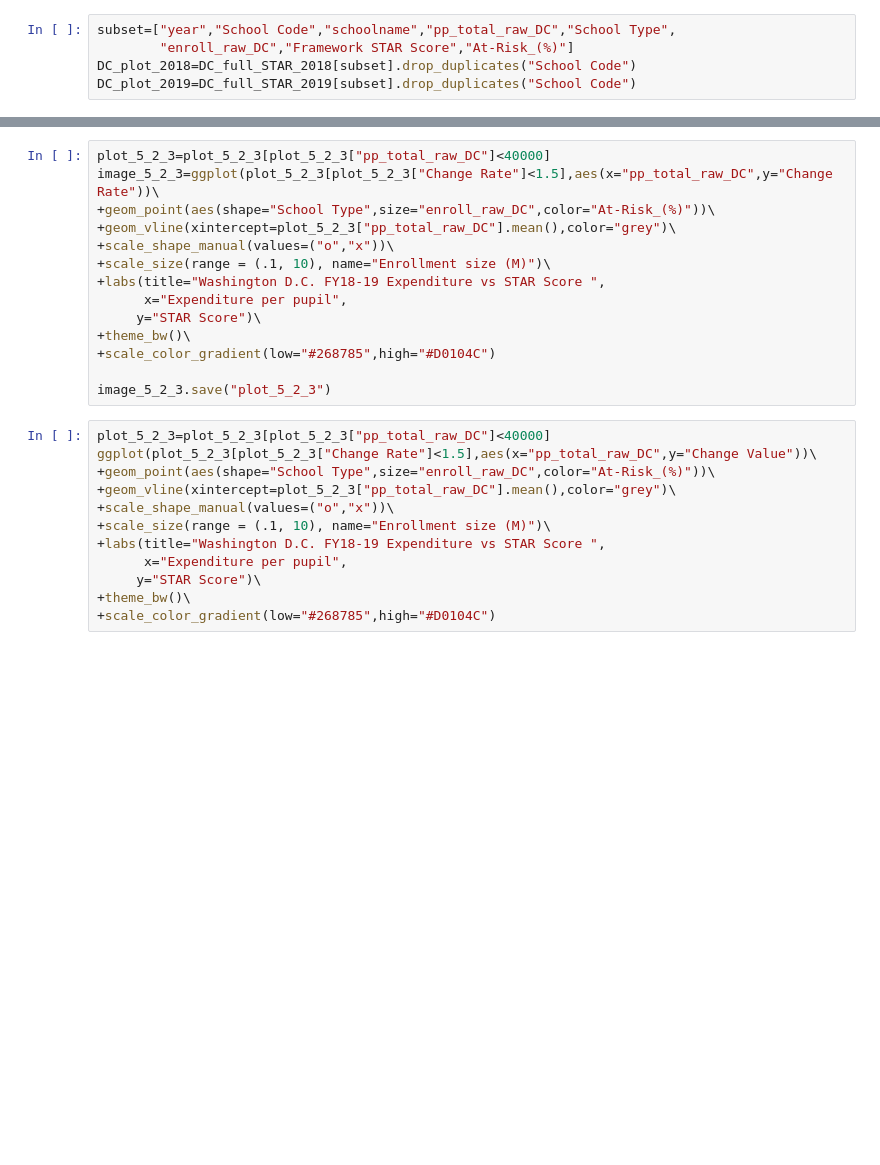
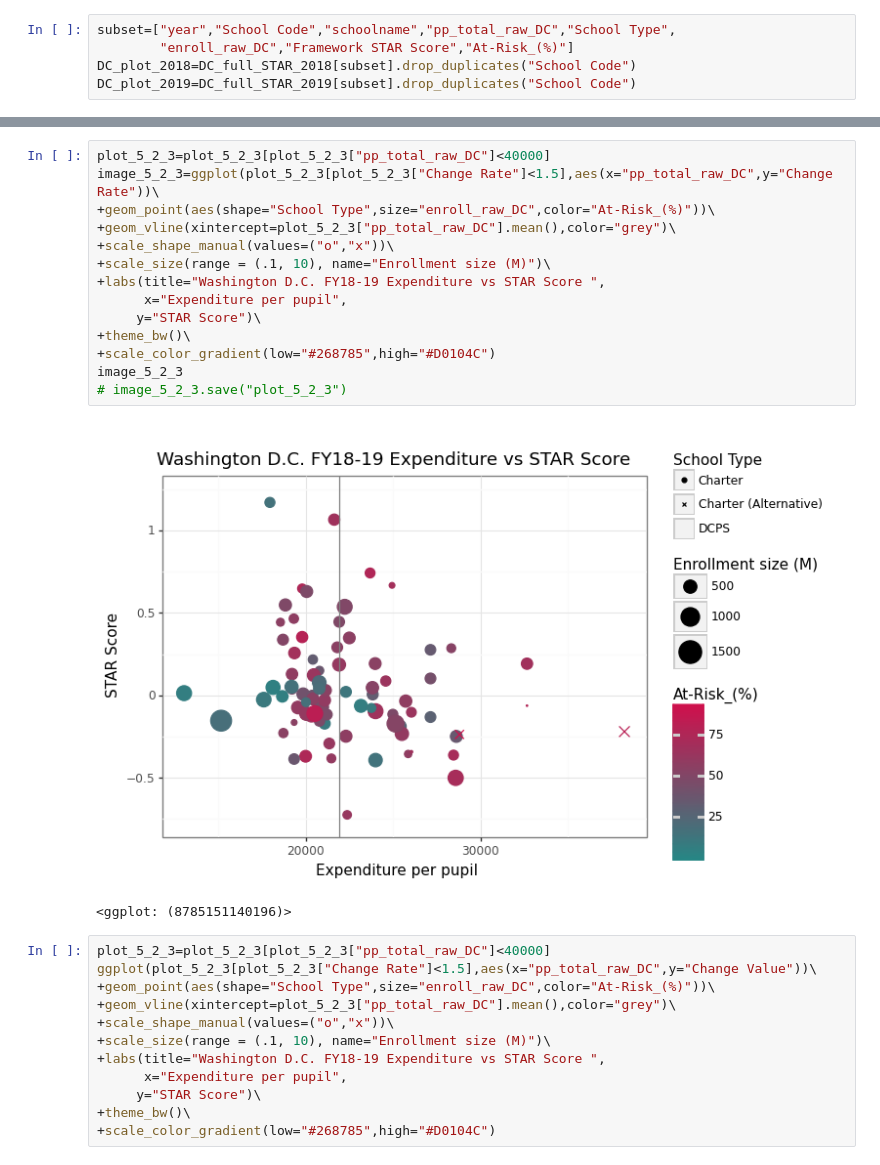
Before and after one commit to shiuanC/DC-Public-Schools-analysis, a Jupyter notebook: code/Ocean_OSSEDC_STAR_EDA.ipynb, the cells around one changed output, grey strips where cells are left out. Cells and saved outputs as stored; diff of their text form; blank space fills up the shorter version.

```diff
--- a/code/Ocean_OSSEDC_STAR_EDA.ipynb
+++ b/code/Ocean_OSSEDC_STAR_EDA.ipynb
@@ -242,17 +308,20 @@ Name: Change Rate, Length: 190, dtype: float64
 # %%
 plot_5_2_3=plot_5_2_3[plot_5_2_3["pp_total_raw_DC"]<40000]
 image_5_2_3=ggplot(plot_5_2_3[plot_5_2_3["Change Rate"]<1.5],aes(x="pp_total_raw_DC",y="Change Rate"))\
 +geom_point(aes(shape="School Type",size="enroll_raw_DC",color="At-Risk_(%)"))\
 +geom_vline(xintercept=plot_5_2_3["pp_total_raw_DC"].mean(),color="grey")\
 +scale_shape_manual(values=("o","x"))\
 +scale_size(range = (.1, 10), name="Enrollment size (M)")\
 +labs(title="Washington D.C. FY18-19 Expenditure vs STAR Score ",
       x="Expenditure per pupil",
      y="STAR Score")\
 +theme_bw()\
 +scale_color_gradient(low="#268785",high="#D0104C")
-
-image_5_2_3.save("plot_5_2_3")
+image_5_2_3
+# image_5_2_3.save("plot_5_2_3")
+# %% [output]
+[figure, added]
+<ggplot: (8785151140196)>
 # %%
 plot_5_2_3=plot_5_2_3[plot_5_2_3["pp_total_raw_DC"]<40000]
 ggplot(plot_5_2_3[plot_5_2_3["Change Rate"]<1.5],aes(x="pp_total_raw_DC",y="Change Value"))\
```
Also changed, not shown: parts of 12 cells of this notebook, 5 other files.
